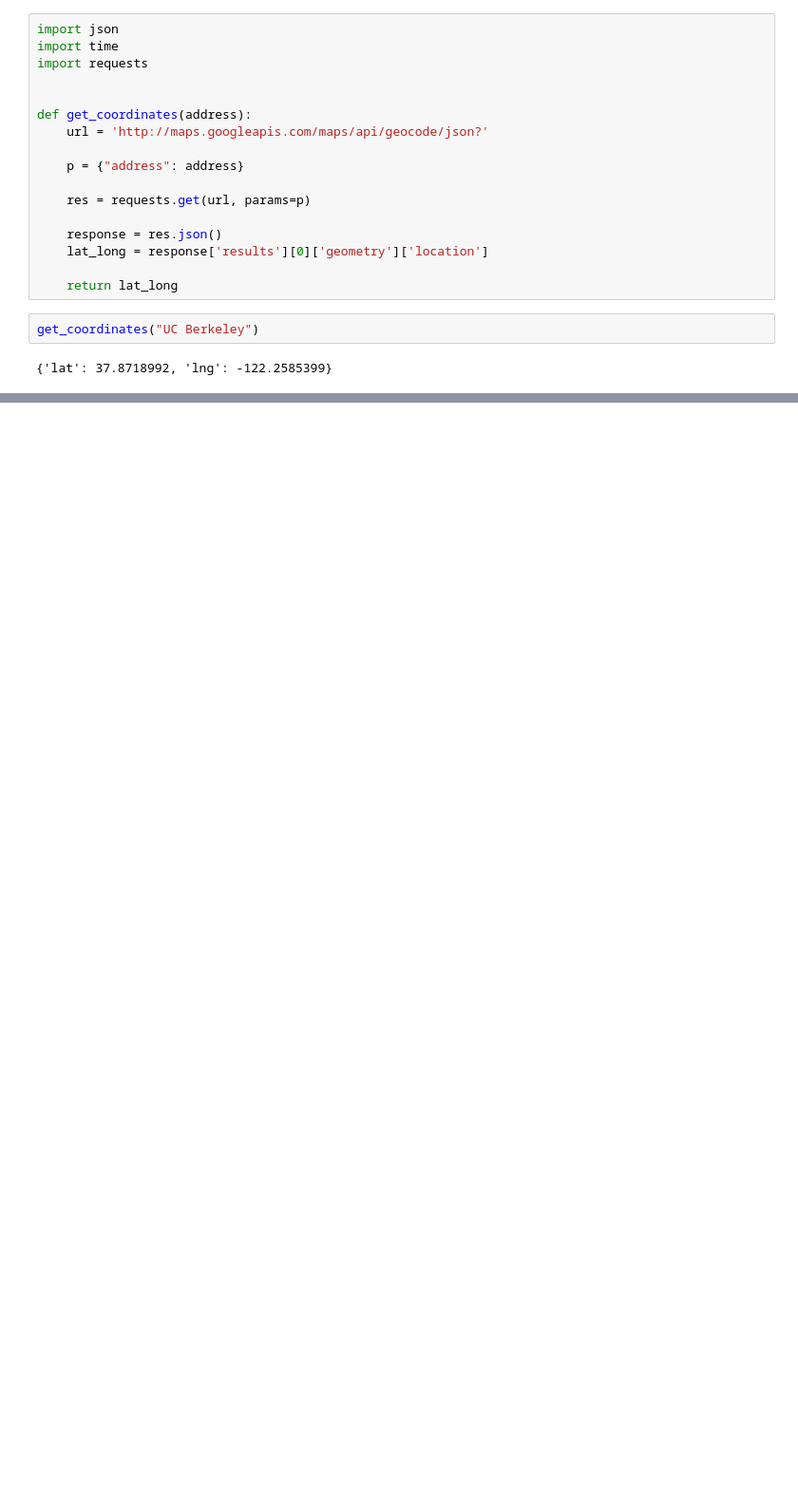
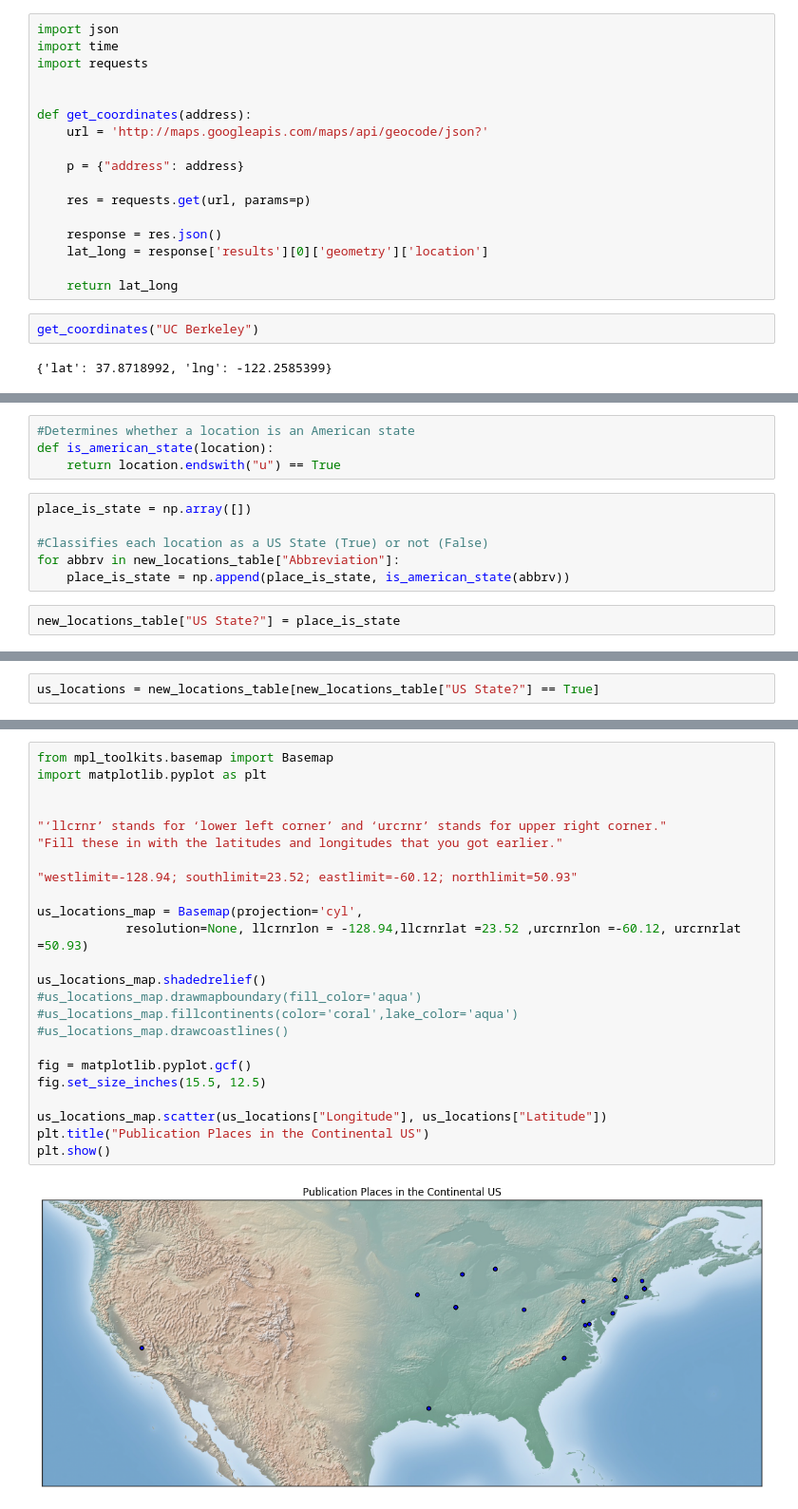
Before and after one commit to ds-modules/Library-HTRC, a Jupyter notebook: 03-mapping/Mapping the Books of the Dadaist Movement.ipynb, the cells around one changed output, grey strips where cells are left out. Shown at 95% size. Saved outputs shown, nothing was run; the diff lists cells and outputs as text; blank space fills up the shorter version.

```diff
--- a/03-mapping/Mapping the Books of the Dadaist Movement.ipynb
+++ b/03-mapping/Mapping the Books of the Dadaist Movement.ipynb
@@ -175,0 +475,12 @@ marc_codes
+# %%
+#Determines whether a location is an American state
+def is_american_state(location):
+    return location.endswith("u") == True
+# %%
+place_is_state = np.array([])
+
+#Classifies each location as a US State (True) or not (False)
+for abbrv in new_locations_table["Abbreviation"]:
+    place_is_state = np.append(place_is_state, is_american_state(abbrv))
+# %%
+new_locations_table["US State?"] = place_is_state
@@ -175,0 +521,2 @@ marc_codes
+# %%
+us_locations = new_locations_table[new_locations_table["US State?"] == True]
@@ -175,0 +527,26 @@ marc_codes
+# %%
+from mpl_toolkits.basemap import Basemap
+import matplotlib.pyplot as plt
+
+
+"‘llcrnr’ stands for ‘lower left corner’ and ‘urcrnr’ stands for upper right corner."
+"Fill these in with the latitudes and longitudes that you got earlier."
+
+"westlimit=-128.94; southlimit=23.52; eastlimit=-60.12; northlimit=50.93"
+
+us_locations_map = Basemap(projection='cyl',
+            resolution=None, llcrnrlon = -128.94,llcrnrlat =23.52 ,urcrnrlon =-60.12, urcrnrlat =50.93)
+
+us_locations_map.shadedrelief()
+#us_locations_map.drawmapboundary(fill_color='aqua')
+#us_locations_map.fillcontinents(color='coral',lake_color='aqua')
+#us_locations_map.drawcoastlines()
+
+fig = matplotlib.pyplot.gcf()
+fig.set_size_inches(15.5, 12.5)
+
+us_locations_map.scatter(us_locations["Longitude"], us_locations["Latitude"])
+plt.title("Publication Places in the Continental US")
+plt.show()
+# %% [output]
+[figure, added]
```
Also changed, not shown: parts of 39 cells of this notebook, 2 other files.
